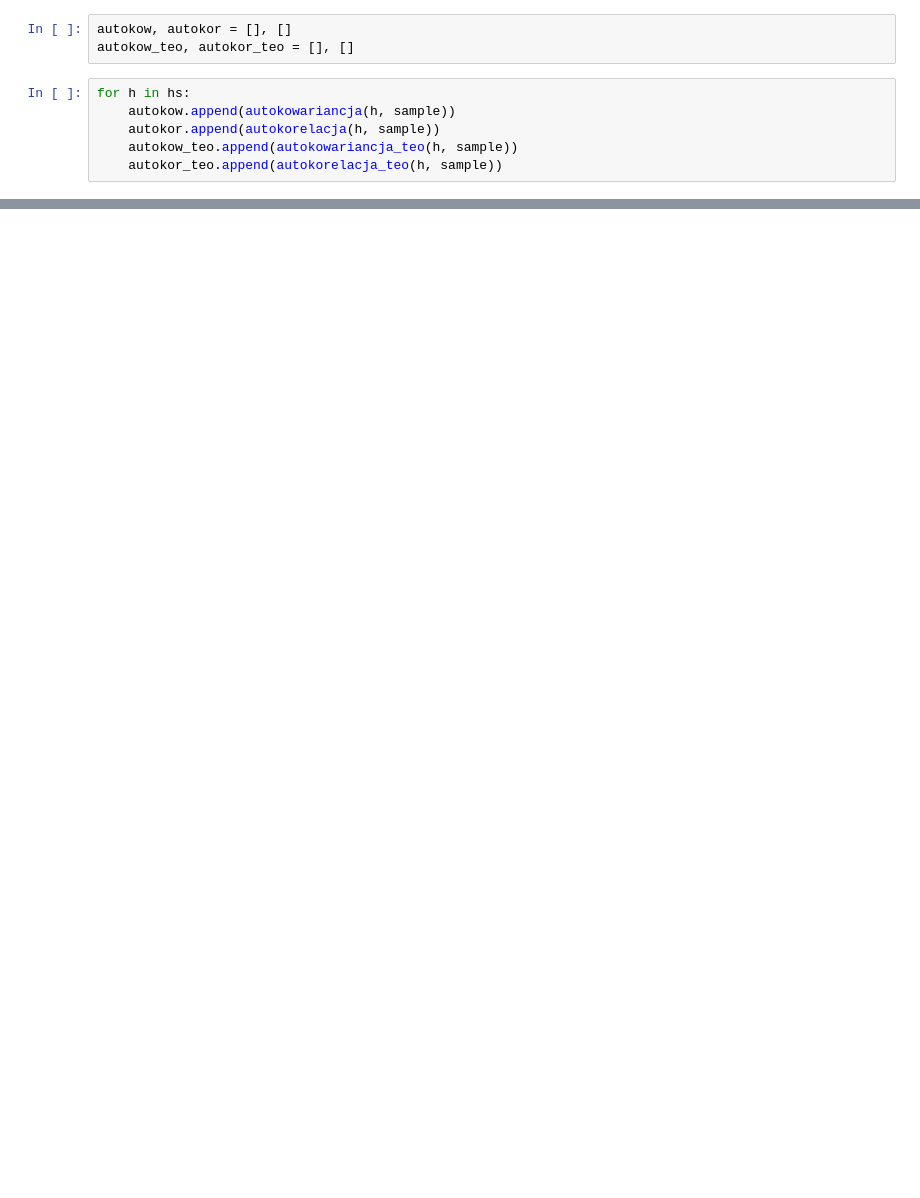
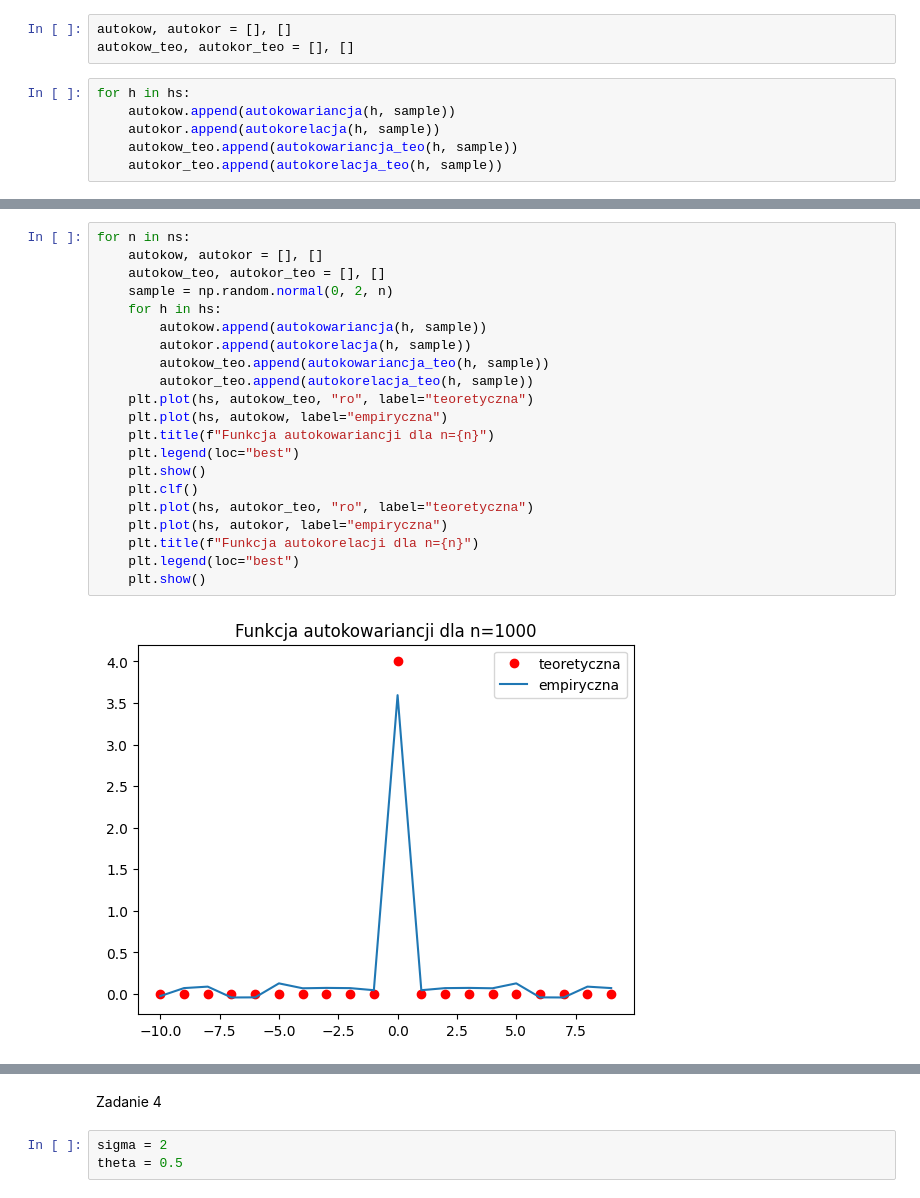
Before and after one commit to rafglo/Computer-Analysis-of-Time-Series, a Jupyter notebook: lista4.ipynb, the cells around one changed output, grey strips where cells are left out. Saved outputs shown, nothing was run; the diff lists cells and outputs as text; blank space fills up the shorter version.

```diff
--- a/lista4.ipynb
+++ b/lista4.ipynb
@@ -53,0 +57,23 @@ plt.show()
+# %%
+for n in ns:
+    autokow, autokor = [], []
+    autokow_teo, autokor_teo = [], []
+    sample = np.random.normal(0, 2, n)
+    for h in hs:
+        autokow.append(autokowariancja(h, sample))
+        autokor.append(autokorelacja(h, sample))
+        autokow_teo.append(autokowariancja_teo(h, sample))
+        autokor_teo.append(autokorelacja_teo(h, sample))
+    plt.plot(hs, autokow_teo, "ro", label="teoretyczna")
+    plt.plot(hs, autokow, label="empiryczna")
+    plt.title(f"Funkcja autokowariancji dla n={n}")
+    plt.legend(loc="best")
+    plt.show()
+    plt.clf()
+    plt.plot(hs, autokor_teo, "ro", label="teoretyczna")
+    plt.plot(hs, autokor, label="empiryczna")
+    plt.title(f"Funkcja autokorelacji dla n={n}")
+    plt.legend(loc="best")
+    plt.show()
+# %% [output]
+[figure, added]
@@ -53,0 +85,5 @@ plt.show()
+# %% [markdown]
+Zadanie 4
+# %%
+sigma = 2
+theta = 0.5
```
Also changed, not shown: parts of 12 cells of this notebook.
